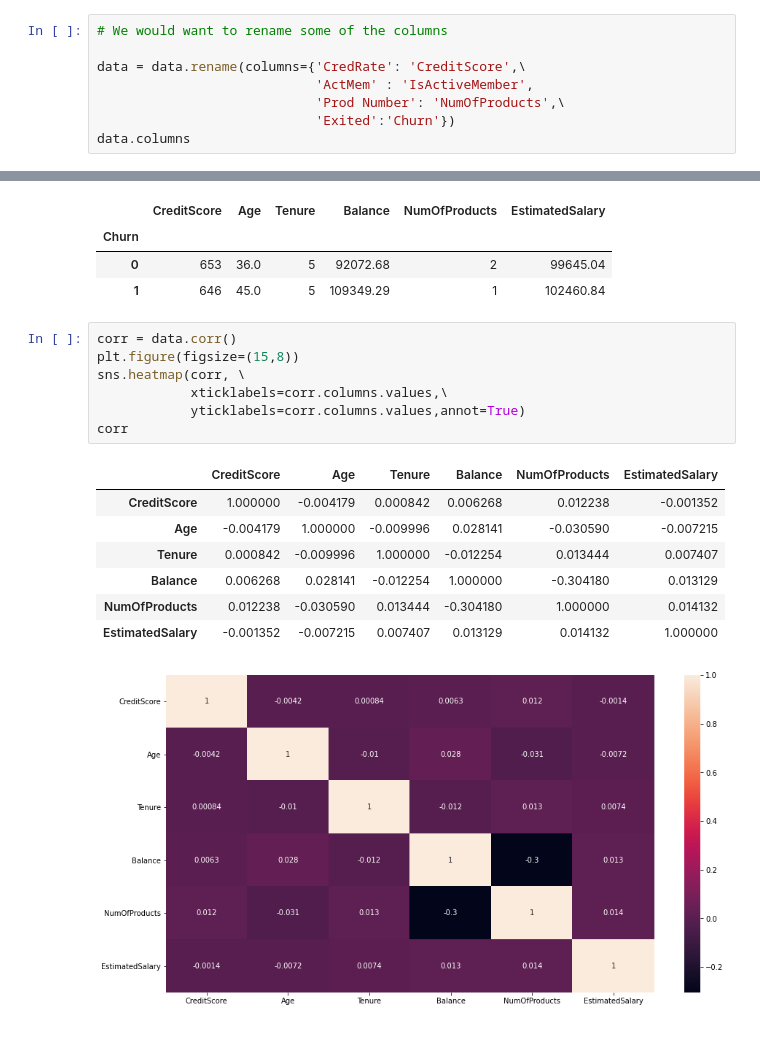
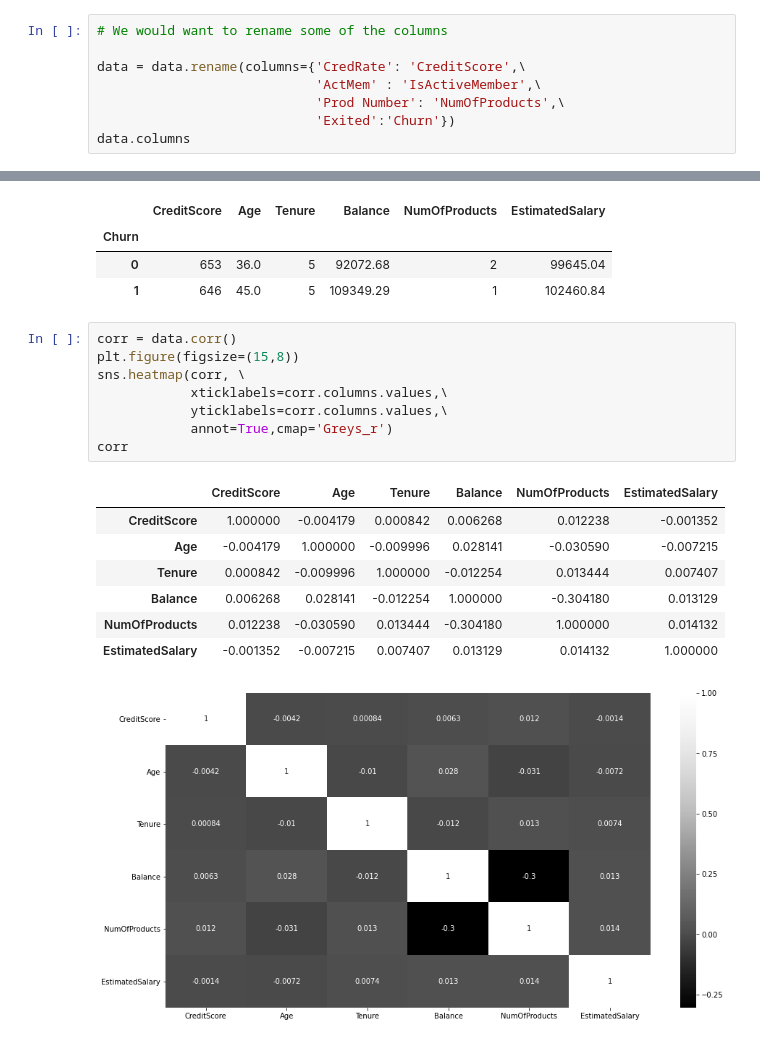
Before and after one commit to PacktPublishing/Data-Science-for-Marketing-Analytics-Second-Edition, a Jupyter notebook: Chapter07/Exercise7.05/Exercise7.05.ipynb, the cells around one changed output, grey strips where cells are left out. Drawn from its saved outputs; the diff is of its cells as text.

Commit message:
Change graphs to grayscale for Chapter 7

```diff
--- a/Chapter07/Exercise7.05/Exercise7.05.ipynb
+++ b/Chapter07/Exercise7.05/Exercise7.05.ipynb
@@ -178,9 +178,9 @@ dtype: bool
 # We would want to rename some of the columns
 
 data = data.rename(columns={'CredRate': 'CreditScore',\
-                            'ActMem' : 'IsActiveMember',
-                            'Prod Number': 'NumOfProducts',\
-                            'Exited':'Churn'})
+                            'ActMem' : 'IsActiveMember',\
+                            'Prod Number': 'NumOfProducts',\
+                            'Exited':'Churn'})
 data.columns
 # %% [output]
 Index(['CustomerId', 'CreditScore', 'Geography', 'Gender', 'Age', 'Tenure',
@@ -280,16 +280,17 @@ summary_churn.median()
 # %%
 corr = data.corr()
 plt.figure(figsize=(15,8))
 sns.heatmap(corr, \
-            xticklabels=corr.columns.values,\
-            yticklabels=corr.columns.values,annot=True)
+            xticklabels=corr.columns.values,\
+            yticklabels=corr.columns.values,\
+            annot=True,cmap='Greys_r')
 corr
 # %% [output]
 |  | CreditScore | Age | Tenure | Balance | NumOfProducts | EstimatedSalary |
 | CreditScore | 1.000000 | -0.004179 | 0.000842 | 0.006268 | 0.012238 | -0.001352 |
 | Age | -0.004179 | 1.000000 | -0.009996 | 0.028141 | -0.030590 | -0.007215 |
 | Tenure | 0.000842 | -0.009996 | 1.000000 | -0.012254 | 0.013444 | 0.007407 |
 | Balance | 0.006268 | 0.028141 | -0.012254 | 1.000000 | -0.304180 | 0.013129 |
 | NumOfProducts | 0.012238 | -0.030590 | 0.013444 | -0.304180 | 1.000000 | 0.014132 |
 | EstimatedSalary | -0.001352 | -0.007215 | 0.007407 | 0.013129 | 0.014132 | 1.000000 |
-[figure, old version]
+[figure, new version]
```
Also changed, not shown: parts of 3 cells of this notebook, 3 other files.
